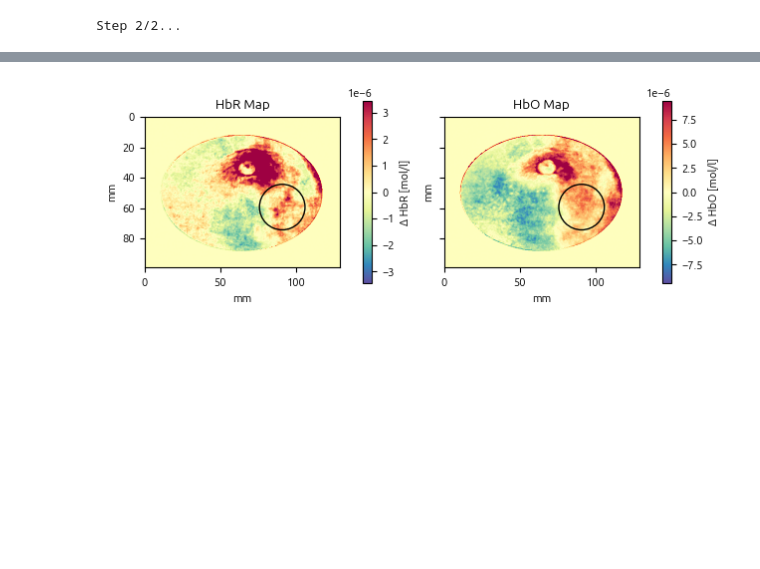
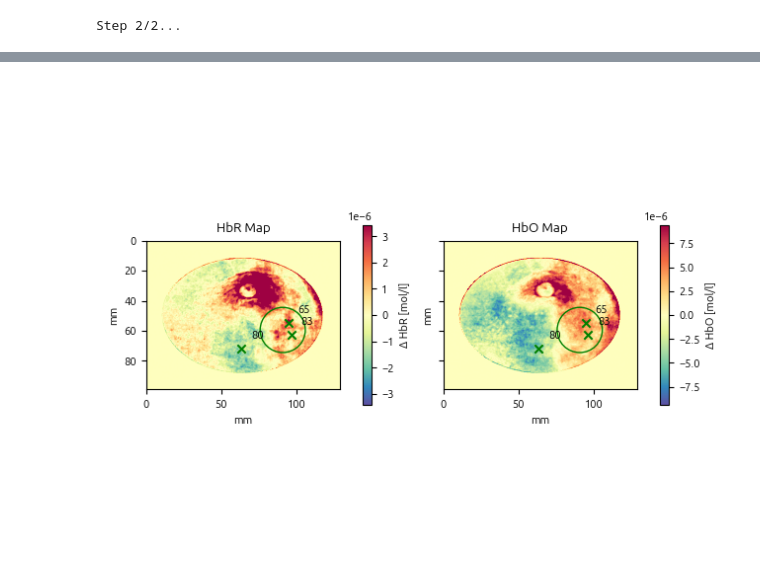
Before and after one commit to nicocarbone/MamoRefCodePublic, a Jupyter notebook: MamoRefRecon2D_ClinicalCase1.ipynb, the cells around one changed output, grey strips where cells are left out. Cells and saved outputs as stored; diff of their text form; code cells hidden in the pictures; blank space fills up the shorter version.

Commit message:
Use matplotlib widget backend for plots. Calculate O2Sats for selected points of interest.

```diff
--- a/MamoRefRecon2D_ClinicalCase1.ipynb
+++ b/MamoRefRecon2D_ClinicalCase1.ipynb
@@ -113,0 +140,8 @@ np.savetxt("OxyMap_CC1.dat", OxyMap_CC1_2D_filtered)
+# %%
+interestPositions = [[206,356], [235,363], [270,239]]
+
+interestSaturations = []
+for i in interestPositions:
+    iSat = aux.O2Sat(OxyMap_CC1_2D_filtered[i[0], i[1]], desOxyMap_CC1_2D_filtered[i[0], i[1]])
+    interestSaturations.append(int(iSat))
+    print("Oxygen saturation in {},{} is {}%".format(i[1],i[0],iSat))
@@ -114,39 +152,46 @@ np.savetxt("OxyMap_CC1.dat", OxyMap_CC1_2D_filtered)
 # %%
-colorMap = "Spectral_r"
 
-font = {'family' : 'ubuntu',
-        'weight' : 'regular',
-        'size'   : 8}
+font = {'family': 'ubuntu',
+        'weight': 'regular',
+        'size': 8}
 
 mp.rc('font', **font)
 
 doTotMap = False
 
 scale = 3.77
-extent = [0, int(np.shape(desOxyMap_CC1_2D_filtered)[1]/scale), int(np.shape(desOxyMap_CC1_2D_filtered)[0]/scale), 0]
+extent = [0, int(np.shape(desOxyMap_CC1_2D_filtered)[1]/scale),
+          int(np.shape(desOxyMap_CC1_2D_filtered)[0]/scale), 0]
 
 incPosition = (342/scale, 224/scale)
 incRadius = 15
 
 
 if doTotMap:
-        figSats, ((DesOxy, Oxy, Tot)) = plt.subplots(1, 3, sharex=True, sharey=True)
-        font["size"] = 6
-        mp.rc('font', **font)
+    figSats, ((DesOxy, Oxy, Tot)) = plt.subplots(
+        1, 3, sharex=True, sharey=True)
+    font["size"] = 6
+    mp.rc('font', **font)
 else:
-        figSats, ((DesOxy, Oxy)) = plt.subplots(1, 2, sharex=True, sharey=True)
-
-maxDev = 3
-
+    figSats, ((DesOxy, Oxy)) = plt.subplots(1, 2, sharex=True, sharey=True)
 
 sd = np.nanstd(desOxyMap_CC1_2D_filtered)
 median = np.nanmedian(desOxyMap_CC1_2D_filtered)
 vmax = median + maxDev * sd
 vmin = median - maxDev * sd
 
-figDesOxy = DesOxy.imshow(desOxyMap_CC1_2D_filtered, cmap=mp.colormaps[colorMap], vmax = vmax, vmin = vmin, extent=extent)
-circle = patches.Circle(incPosition, radius=incRadius, edgecolor='black', facecolor='none')
+figDesOxy = DesOxy.imshow(desOxyMap_CC1_2D_filtered,
+                          cmap=mp.colormaps[colorMap], vmax=vmax, vmin=vmin, extent=extent)
+circle = patches.Circle(incPosition, radius=incRadius,
+                        edgecolor='green', facecolor='none')
+
 DesOxy.add_patch(circle)
+
+for i in range(len(interestPositions)):
+    DesOxy.scatter(interestPositions[i][1]/scale,
+                   interestPositions[i][0]/scale, marker="x", c="green")
+    DesOxy.annotate(str(interestSaturations[i]), xy=(interestPositions[i][1]/scale,
+                    interestPositions[i][0]/scale), xytext=(10,10), textcoords="offset pixels" )
 
 DesOxy.set_xlabel("mm")
 DesOxy.set_ylabel("mm")
@@ -157,46 +202,62 @@ c1.set_label("Δ HbR [mol/l]")
 sd = np.nanstd(OxyMap_CC1_2D_filtered)
 median = np.nanmedian(OxyMap_CC1_2D_filtered)
 vmax = median + maxDev * sd
 vmin = median - maxDev * sd
 
 
-figOxy = Oxy.imshow(OxyMap_CC1_2D_filtered, cmap=mp.colormaps[colorMap], vmax = vmax, vmin = vmin, extent=extent)
-circle = patches.Circle(incPosition, radius=incRadius, edgecolor='black', facecolor='none')
+figOxy = Oxy.imshow(OxyMap_CC1_2D_filtered,
+                    cmap=mp.colormaps[colorMap], vmax=vmax, vmin=vmin, extent=extent)
+circle = patches.Circle(incPosition, radius=incRadius,
+                        edgecolor='green', facecolor='none')
 Oxy.add_patch(circle)
+
+for i in range(len(interestPositions)):
+    Oxy.scatter(interestPositions[i][1]/scale,
+                interestPositions[i][0]/scale, marker="x", c="green")
+    Oxy.annotate(str(interestSaturations[i]), xy=(interestPositions[i][1]/scale,
+                    interestPositions[i][0]/scale), xytext=(10,10), textcoords="offset pixels" )
 
 c2 = figSats.colorbar(figOxy, ax=Oxy, fraction=0.04, pad=0.1)
 c2.set_label("Δ HbO [mol/l]")
 Oxy.set_xlabel("mm")
 Oxy.set_ylabel("mm")
 
 if doTotMap:
-        TotMap_CC1_2D = desOxyMap_CC1_2D_filtered + OxyMap_CC1_2D_filtered
+    TotMap_CC1_2D = desOxyMap_CC1_2D_filtered + OxyMap_CC1_2D_filtered
 
-        sd = np.nanstd(TotMap_CC1_2D)
-        median = np.nanmedian(TotMap_CC1_2D)
-        vmax = median + maxDev * sd
-        vmin = median - maxDev * sd
+    sd = np.nanstd(TotMap_CC1_2D)
+    median = np.nanmedian(TotMap_CC1_2D)
+    vmax = median + maxDev * sd
+    vmin = median - maxDev * sd
 
+    figTot = Tot.imshow(TotMap_CC1_2D, vmin=vmin, vmax=vmax,
+                        cmap=mp.colormaps[colorMap], extent=extent)
+    circle = patches.Circle(incPosition, radius=incRadius,
+                            edgecolor='green', facecolor='none')
+    Tot.add_patch(circle)
 
-        figTot = Tot.imshow(TotMap_CC1_2D, vmin=vmin, vmax=vmax, cmap=mp.colormaps[colorMap], extent=extent)
-        circle = patches.Circle(incPosition, radius=incRadius, edgecolor='black', facecolor='none')
-        Tot.add_patch(circle)
+    for i in range(len(interestPositions)):
+        Tot.scatter(interestPositions[i][1]/scale,
+                    interestPositions[i][0]/scale, marker="x", c="green")
+        Tot.annotate(str(interestSaturations[i]), xy=(interestPositions[i][1]/scale,
+                    interestPositions[i][0]/scale), xytext=(10,10), textcoords="offset pixels" )
 
-        c3 = figSats.colorbar(figTot, ax=Tot, fraction=0.04, pad=0.1)
-        c3.set_label("Δ HbTot [mol/l]")
-        Tot.set_xlabel("mm")
-        Tot.set_ylabel("mm")
+    c3 = figSats.colorbar(figTot, ax=Tot, fraction=0.04, pad=0.1)
+    c3.set_label("Δ HbTot [mol/l]")
+    Tot.set_xlabel("mm")
+    Tot.set_ylabel("mm")
 
 DesOxy.set_title("HbR Map")
 
 Oxy.set_title("HbO Map")
 
 if doTotMap:
-        Tot.set_title("Total HB HBMap")
+    Tot.set_title("Total HB HBMap")
 
 
 figSats.tight_layout()
 
+plt.show()
 figSats.savefig("CC1_HbMaps_noTot.png", bbox_inches='tight', dpi=300)
 # %% [output]
-[figure, old version]
+[figure, new version]
```
Also changed, not shown: parts of 6 cells of this notebook, 4 other files.
